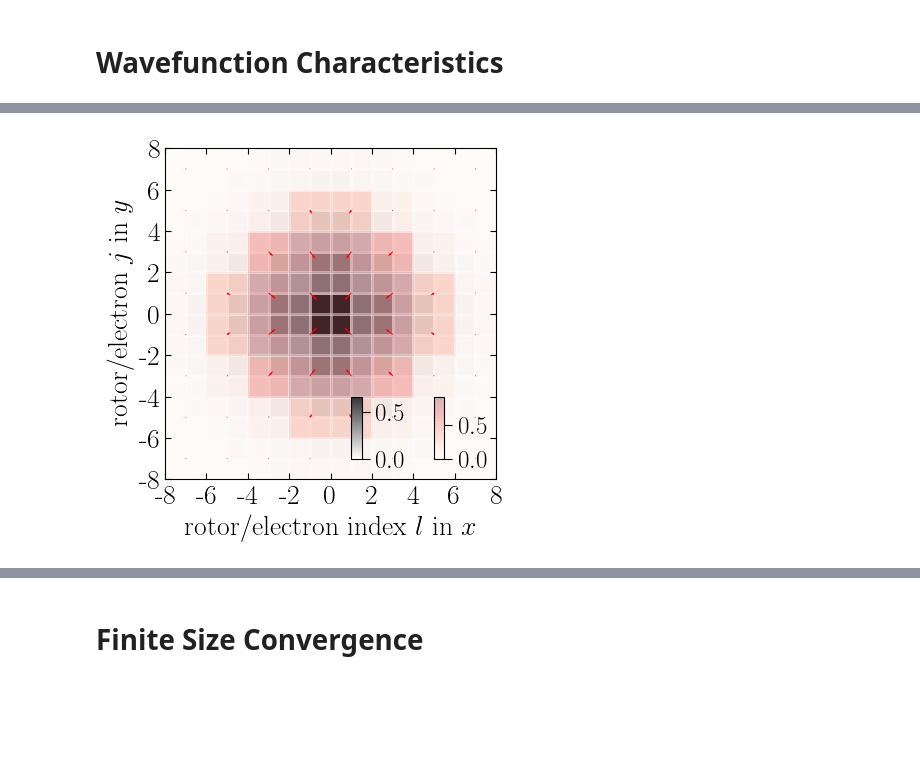
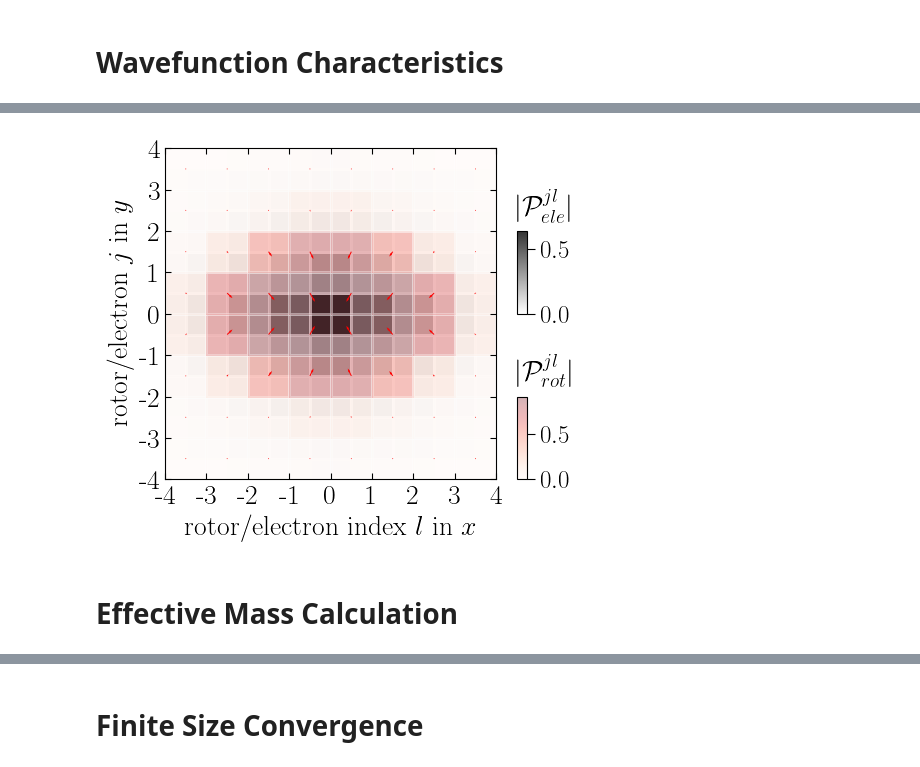
Before and after one commit to Progklui/rotor_lattice_models, a Jupyter notebook: localized_2d_analysis.ipynb, the cells around one changed output, grey strips where cells are left out. Drawn from its saved outputs; the diff is of its cells as text; code cells hidden in the pictures; blank space fills up the shorter version.

```diff
--- a/localized_2d_analysis.ipynb
+++ b/localized_2d_analysis.ipynb
@@ -803,8 +1128,8 @@ V_0_wfn = 0.4
 
 Mx_wfn = 20
 My_wfn = 20
-tx_wfn = 0.5
-ty_wfn = 0.5
+tx_wfn = 0.6
+ty_wfn = 0.4
 B_wfn = 1e-2
 
 dir = 'data_localized/'
@@ -961,16 +1289,18 @@ ax.set_aspect("equal")
 pc1 = plt.pcolormesh(X_ele, Y_ele, ele_wfn.real.T, cmap='binary', vmin=0.0, snap=True, alpha=0.8)#, facecolors='none') # norm=matplotlib.colors.LinNorm(vmin=0.1, vmax=1))
 pc2 = plt.pcolormesh(X_rot-0.5, Y_rot-0.5, P_plot.real, cmap='Reds', vmin=0.0, snap=True, alpha=0.3)#, facecolors='none') # norm=matplotlib.colors.LinNorm(vmin=0.1, vmax=1))
 
-cax = ax.inset_axes([1, -7, 0.5, 3], transform=ax.transData)
+cax = ax.inset_axes([9, 0, 0.5, 4], transform=ax.transData)
 cbar = fig.colorbar(pc1, shrink=0.6, cax=cax, orientation='vertical') #, orientation="horizontal", pad=0.2)
 cbar.ax.tick_params(length=6, labelsize=18)
 #cbar.set_ticks(ticks=[0, 1, 2], labels=['0','1','2'])
-#cbar.set_label(label=r'$\sigma^2_{\phi}/\sigma^2_0$', size=font_size)
+#cbar.set_label(label=r'$|P_{ele}|$', size=font_size)
+ax.annotate(r'$|\mathcal{P}_{ele}^{jl}|$', xy=(8, 3), xytext=(9, 4.8), fontsize=20, color='black')
+ax.annotate(r'$|\mathbf{\mathcal{P}}_{rot}^{jl}|$', xy=(8, 1), xytext=(9, -3.2), fontsize=20, color='black')
 cbar.solids.set_rasterized(True)
 #pc.set_edgecolor('face')
 pc1.set_edgecolor('white')
 
-cax = ax.inset_axes([5, -7, 0.5, 3], transform=ax.transData)
+cax = ax.inset_axes([9, -8, 0.5, 4], transform=ax.transData)
 cbar = fig.colorbar(pc2, shrink=0.6, cax=cax, orientation='vertical') #, orientation="horizontal", pad=0.2)
 cbar.ax.tick_params(length=6, labelsize=18)
 #cbar.set_ticks(ticks=[0, 1, 2], labels=['0','1','2'])
@@ -978,34 +1308,36 @@ cbar.ax.tick_params(length=6, labelsize=18)
 cbar.solids.set_rasterized(True)
 #pc.set_edgecolor('face')
 pc2.set_edgecolor('white')
 
 '''Polarization Vector Plot'''
 q = plt.quiver(X_rot-0.5, Y_rot-0.5, -Py_plot, -Px_plot, color='red', scale=30, headlength=3, headwidth=2)
 #ax.invert_yaxis()
 
 #ax.scatter(-0.5, -0.5, marker='o', s=50, color='blue', alpha=1, zorder=2)
 #ax.annotate(r'(c) $V_0/t=0.5$, FLP', xy=(0.2, -0.1), xytext=(-4.4, 3.8), fontsize=20, color='black')
 
 plt.xlabel(r'rotor/electron index $l$ in $x$', fontsize=font_size)
 plt.ylabel(r'rotor/electron $j$ in $y$', fontsize=font_size)
 
-plt.xticks([-8,-6,-4,-2,0,2,4,6,8],[r'-8',r'-6',r'-4',r'-2',r'0',r'2',r'4',r'6',r'8'], fontsize=font_size)
-plt.yticks([-8,-6,-4,-2,0,2,4,6,8],[r'-8',r'-6',r'-4',r'-2',r'0',r'2',r'4',r'6',r'8'], fontsize=font_size)
+plt.xticks([-8,-6,-4,-2,0,2,4,6,8],[r'-4',r'-3',r'-2',r'-1',r'0',r'1',r'2',r'3',r'4'], fontsize=font_size)
+plt.yticks([-8,-6,-4,-2,0,2,4,6,8],[r'-4',r'-3',r'-2',r'-1',r'0',r'1',r'2',r'3',r'4'], fontsize=font_size)
 
 #plt.xticks([-4.5,-3.5,-2.5,-1.5,-0.5,0.5,1.5,2.5,3.5,4.5],[r'-5',r'',r'-3',r'',r'-1',r'1',r'',r'3',r'',r'5'], fontsize=font_size)
 #plt.yticks([-4.5,-3.5,-2.5,-1.5,-0.5,0.5,1.5,2.5,3.5,4.5],[r'-5',r'',r'-3',r'',r'-1',r'1',r'',r'3',r'',r'5'], fontsize=font_size)
 
 plt.xlim(-8,8)
 plt.ylim(-8,8)
 
 plt.tick_params(axis='x', direction='in', length=4, top=True)
 plt.tick_params(axis='y', direction='in', length=4, right=True)
 plt.tick_params(which='minor', axis='x', direction='in', top=True)
 plt.tick_params(which='minor', axis='y', direction='in', right=True)
 
 ax.set_aspect(1)
 fig.set_size_inches(4.3, 4.3, forward=True)
 
-plt.savefig('img_results/loc_wavefunc_delta_t_0.8_V0_0.4.svg')
+plt.savefig('img_results/loc_wavefunc_delta_t_-0.2_V0_0.4.svg', bbox_inches='tight')
 # %% [output]
-[figure, old version]
+[figure, new version]
+# %% [markdown]
+# Effective Mass Calculation
```
Also changed, not shown: parts of 44 cells of this notebook, 2 other files.
